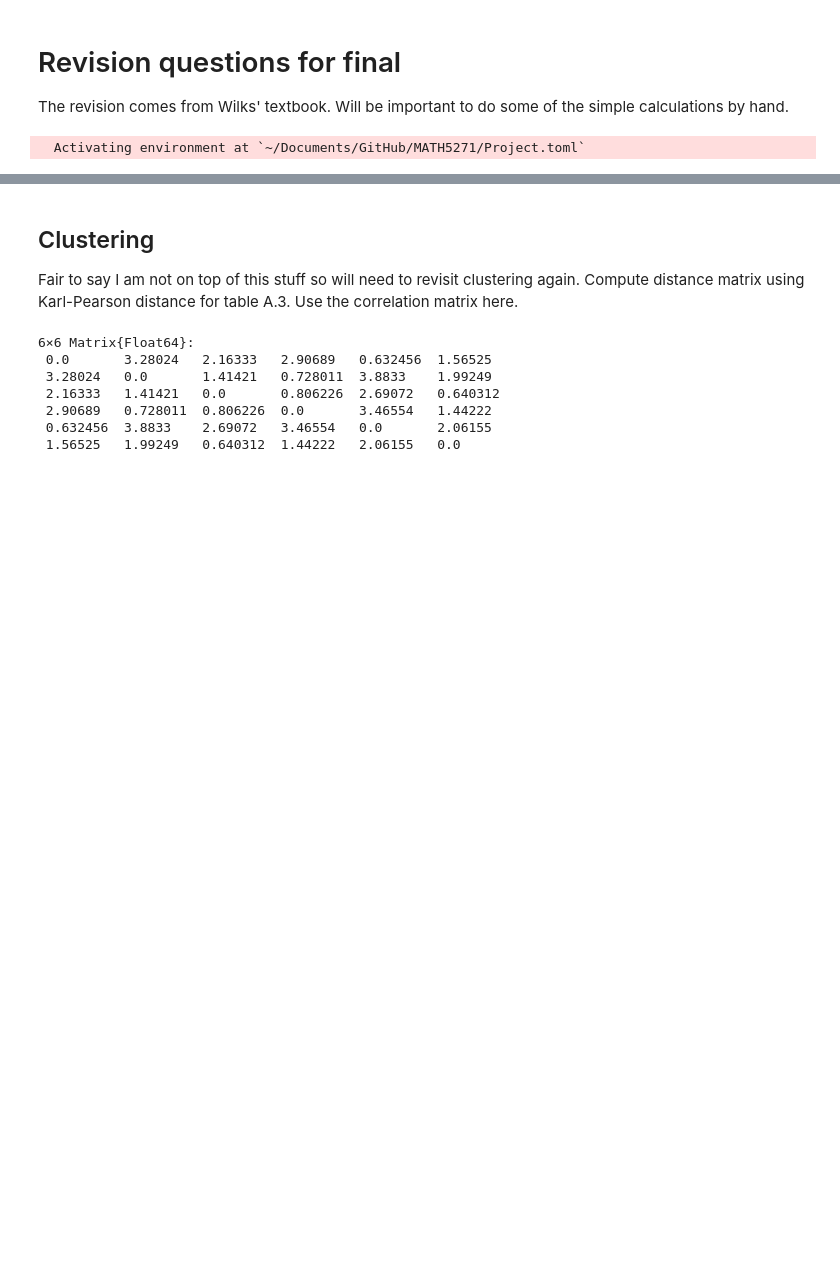
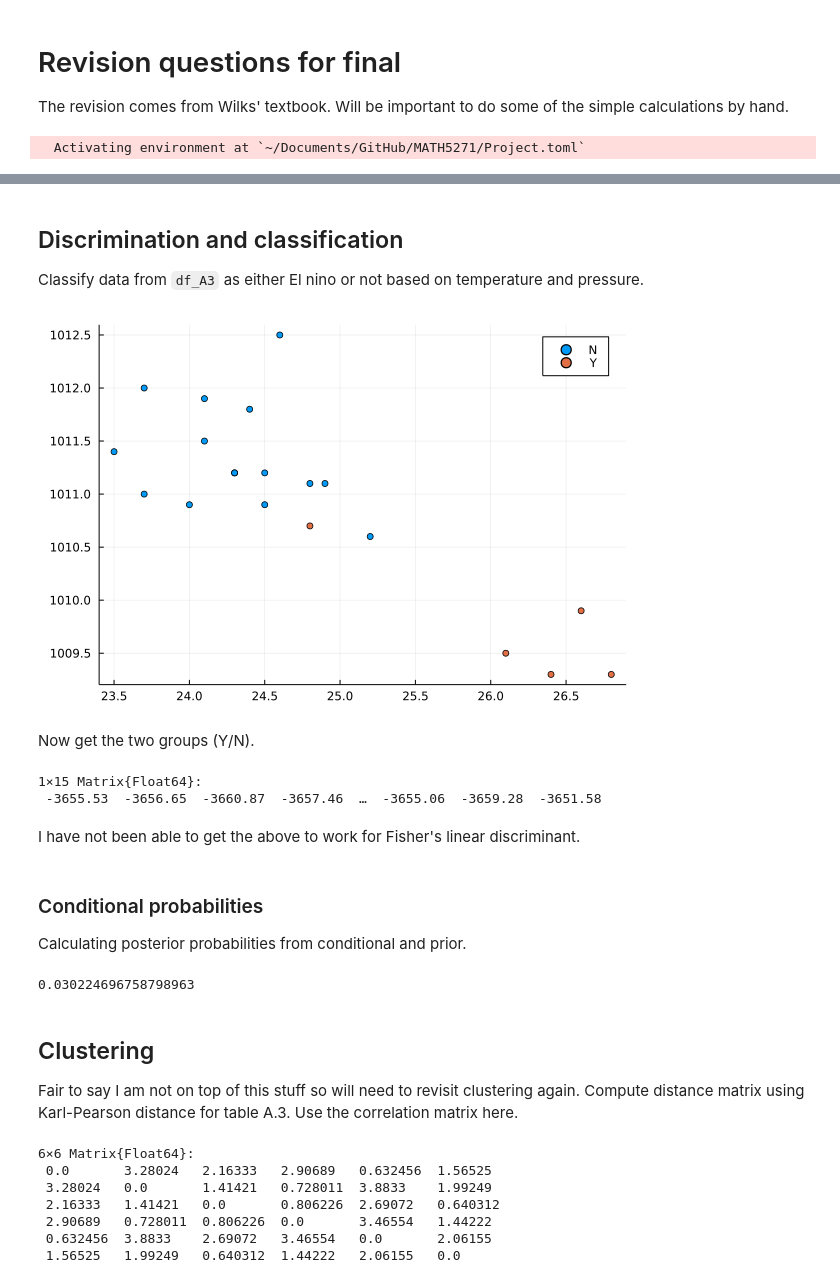
Before and after one commit to jbisits/MATH5271, a Jupyter notebook: Revision/revision.ipynb, the cells around one changed output, grey strips where cells are left out. Saved outputs shown, nothing was run; the diff lists cells and outputs as text; code cells hidden in the pictures; blank space fills up the shorter version.

```diff
--- a/Revision/revision.ipynb
+++ b/Revision/revision.ipynb
@@ -37,3 +121,52 @@ df_A3 = DataFrame(A3_file)
+# %% [markdown]
+## Discrimination and classification
+
+Classify data from `df_A3` as either El nino or not based on temperature and pressure.
+# %%
+scatter(df_A3[:, :Temperature], df_A3[:, :Pressure_mb],  group = df_A3[:, :El_NinoYN])
+# %% [output]
+[figure, added]
+# %% [markdown]
+Now get the two groups (Y/N).
+# %%
+Y = findall(df_A3[:, :El_NinoYN] .== "Y")
+N = findall(df_A3[:, :El_NinoYN] .== "N")
+x₁ = Matrix(df_A3[Y, [:Temperature, :Pressure_mb]])
+n₁ = length(x₁)
+x₂ = Matrix(df_A3[N, [:Temperature, :Pressure_mb]])
+n₂ = length(x₂)
+
+n = n₁ + n₂
+
+x̄₁ = mean(x₁, dims = 1)
+S₁ = cov(x₁)
+x̄₂ = mean(x₂, dims = 1)
+S₂ = cov(x₂)
+
+
+Sₚ = @. ((n₁ - 1) / (n - 2)) * S₁ + ((n₂ - 1) / (n - 2)) * S₂
+Sₚ⁻¹ = inv(Sₚ)
+
+a = (x̄₁ - x̄₂) * Sₚ⁻¹
+
+m = @. 0.5 * (sum(a * x̄₁) + sum(a * x̄₂))
+
+δ₁1 = a * x₁'
+δ₁2 = a * x₂'
+# %% [output]
+1×15 Matrix{Float64}:
+ -3655.53  -3656.65  -3660.87  -3657.46  …  -3655.06  -3659.28  -3651.58
+# %% [markdown]
+I have not been able to get the above to work for Fisher's linear discriminant.
+# %% [markdown]
+### Conditional probabilities
+
+Calculating posterior probabilities from conditional and prior.
+# %%
+tp = 0.0152 * 0.162 + 0.4877 * 0.162
+(0.0152 * 0.162) / tp
+# %% [output]
+0.030224696758798963
 # %% [markdown]
 ## Clustering
 
```
Also changed, not shown: parts of 14 cells of this notebook, 1 other file.
